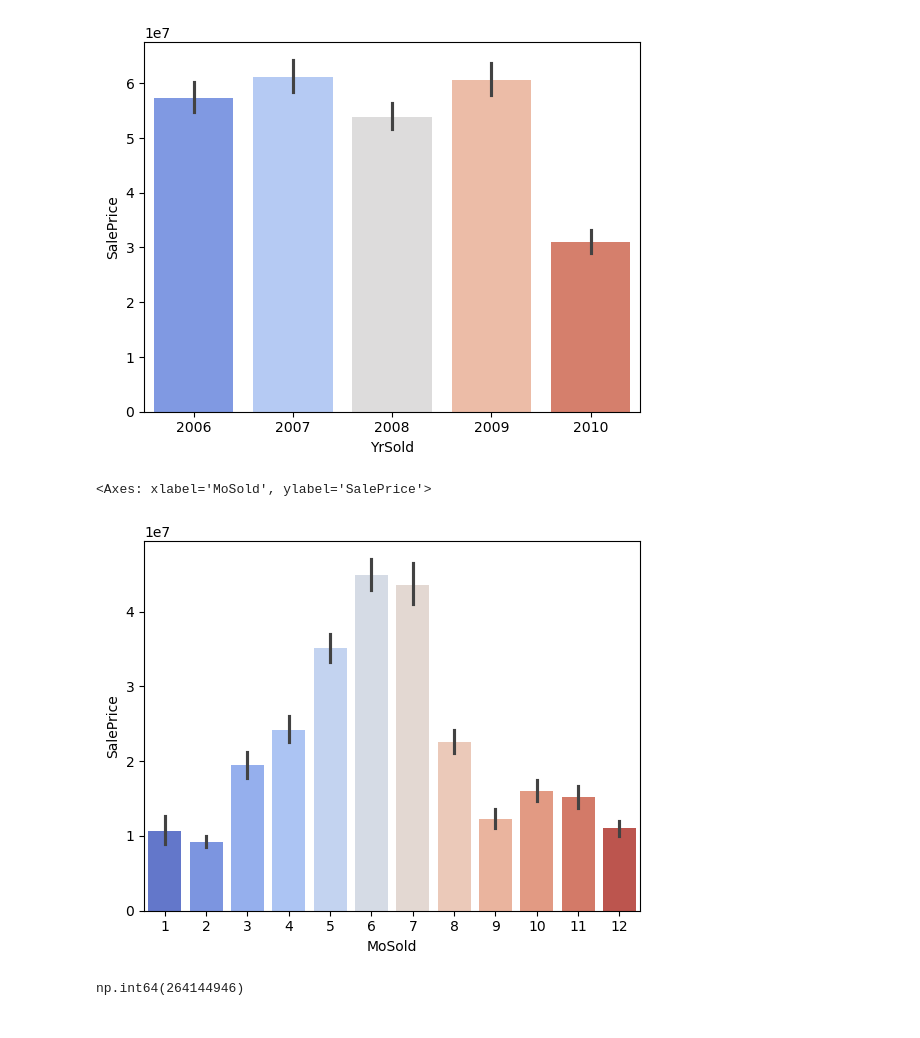
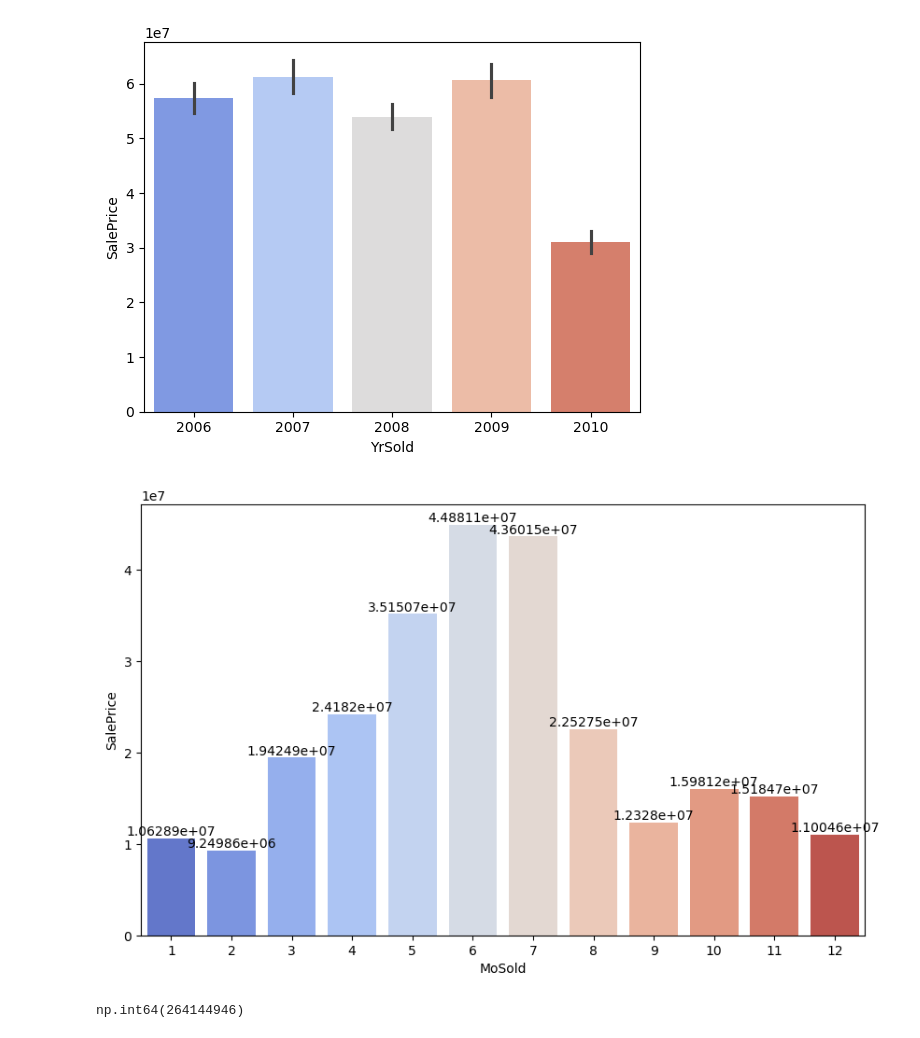
Before and after one commit to amanverma-98/house_price, a Jupyter notebook: house_sale.ipynb, the cells around one changed output. Saved outputs shown, nothing was run; the diff lists cells and outputs as text; code cells hidden in the pictures.

```diff
--- a/house_sale.ipynb
+++ b/house_sale.ipynb
@@ -465,10 +465,12 @@ sns.barplot(data=df , x = 'YrSold' , y = 'SalePrice' , estimator = sum ,  palett
 <Axes: xlabel='YrSold', ylabel='SalePrice'>
 [figure]
 # %%
-sns.barplot(data=df , x = 'MoSold' , y = 'SalePrice' , estimator = sum ,  palette = 'coolwarm')
+plt.figure(figsize=(10,6))
+ax = sns.barplot(data=df , x = 'MoSold' , y = 'SalePrice' , estimator = sum  , palette = 'coolwarm' , ci = None)
+for container in ax.containers:
+    ax.bar_label(container)
 # %% [output]
-<Axes: xlabel='MoSold', ylabel='SalePrice'>
-[figure, old version]
+[figure, new version]
 # %%
 df['SalePrice'].sum()
 # %% [output]
```
Also changed, not shown: parts of 8 cells of this notebook.
